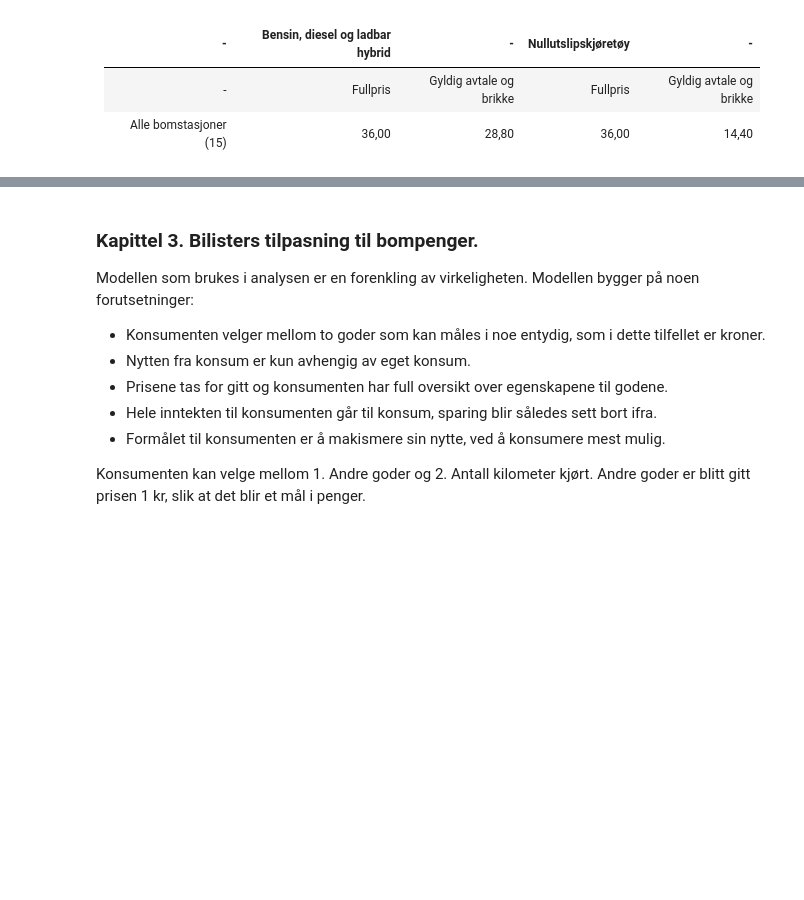
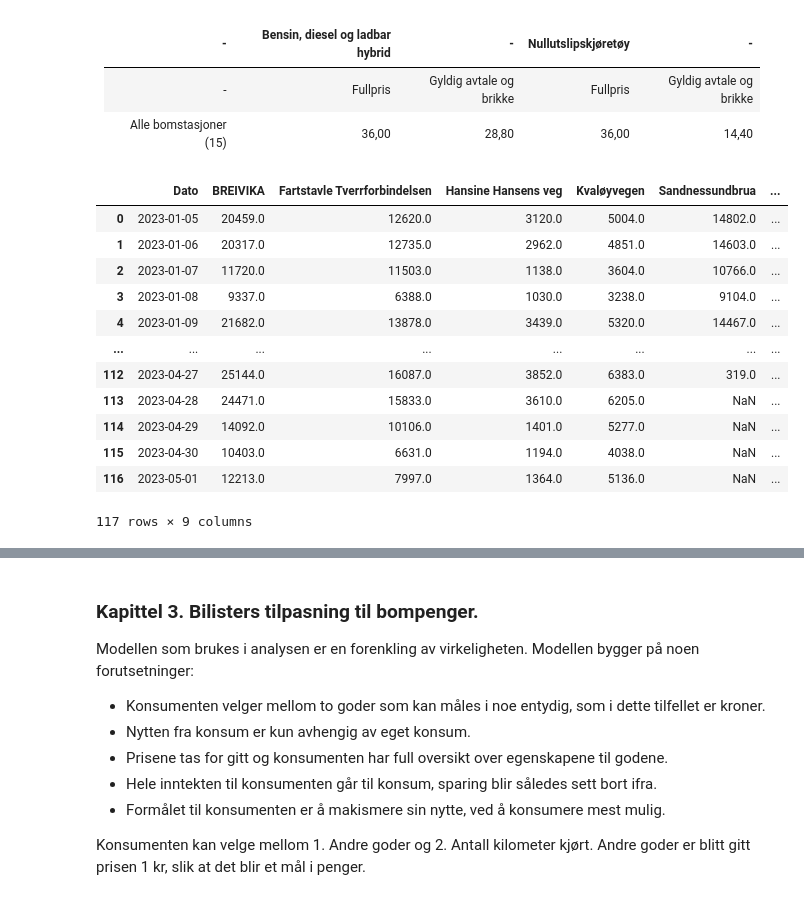
Before and after one commit to loopdiggaz/SOK-1006, a Jupyter notebook: Mappe2/mappeoppgave2_61.ipynb, the cells around one changed output, grey strips where cells are left out. Saved outputs shown, nothing was run; the diff lists cells and outputs as text; code cells hidden in the pictures; blank space fills up the shorter version.

```diff
--- a/Mappe2/mappeoppgave2_61.ipynb
+++ b/Mappe2/mappeoppgave2_61.ipynb
@@ -49,10 +49,25 @@ Rushtidsavgift 06:30-09:00 og 15:00-17:00
 # %%
 Trafikkmengde_etter_bompenger = pd.read_csv('https://raw.githubusercontent.com/loopdiggaz/SOK1006/main/Mappe2/trafikkmengde_etter_bompenger.csv', sep=',', encoding= 'unicode_escape')
 Trafikkmengde_etter_bompenger.drop(['Unnamed: 0','Fra','Til','Vegreferanse','Felt'], inplace=True, axis=1)
 Trafikkmengde_etter_bompenger = Trafikkmengde_etter_bompenger.pivot(index = 'Dato', columns= 'Navn', values = 'Trafikkmengde')
 Trafikkmengde_etter_bompenger = Trafikkmengde_etter_bompenger.rename_axis(None, axis=1)
 Trafikkmengde_etter_bompenger = Trafikkmengde_etter_bompenger.reset_index()
 Trafikkmengde_etter_bompenger['Dato']= pd.to_datetime(Trafikkmengde_etter_bompenger['Dato'])
+Trafikkmengde_etter_bompenger
+# %% [output]
+|  | Dato | BREIVIKA | Fartstavle Tverrforbindelsen | Hansine Hansens veg | Kvaløyvegen | Sandnessundbrua | ... |
+| 0 | 2023-01-05 | 20459.0 | 12620.0 | 3120.0 | 5004.0 | 14802.0 | ... |
+| 1 | 2023-01-06 | 20317.0 | 12735.0 | 2962.0 | 4851.0 | 14603.0 | ... |
+| 2 | 2023-01-07 | 11720.0 | 11503.0 | 1138.0 | 3604.0 | 10766.0 | ... |
+| 3 | 2023-01-08 | 9337.0 | 6388.0 | 1030.0 | 3238.0 | 9104.0 | ... |
+| 4 | 2023-01-09 | 21682.0 | 13878.0 | 3439.0 | 5320.0 | 14467.0 | ... |
+| ... | ... | ... | ... | ... | ... | ... | ... |
+| 112 | 2023-04-27 | 25144.0 | 16087.0 | 3852.0 | 6383.0 | 319.0 | ... |
+| 113 | 2023-04-28 | 24471.0 | 15833.0 | 3610.0 | 6205.0 | NaN | ... |
+| 114 | 2023-04-29 | 14092.0 | 10106.0 | 1401.0 | 5277.0 | NaN | ... |
+| 115 | 2023-04-30 | 10403.0 | 6631.0 | 1194.0 | 4038.0 | NaN | ... |
+| 116 | 2023-05-01 | 12213.0 | 7997.0 | 1364.0 | 5136.0 | NaN | ... |
+117 rows × 9 columns
 # %%
 fig, ax = plt.subplots()
 ax.spines['top'].set_color('none')
```
Also changed, not shown: parts of 1 cell of this notebook.
